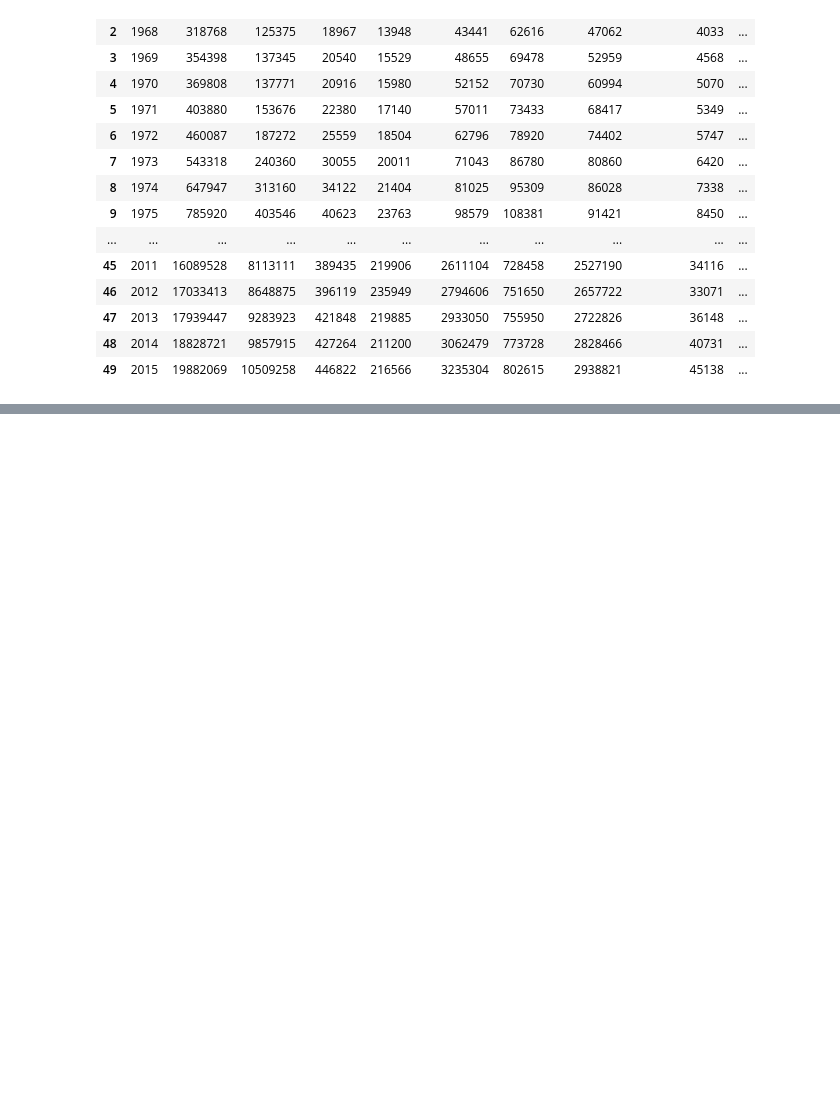
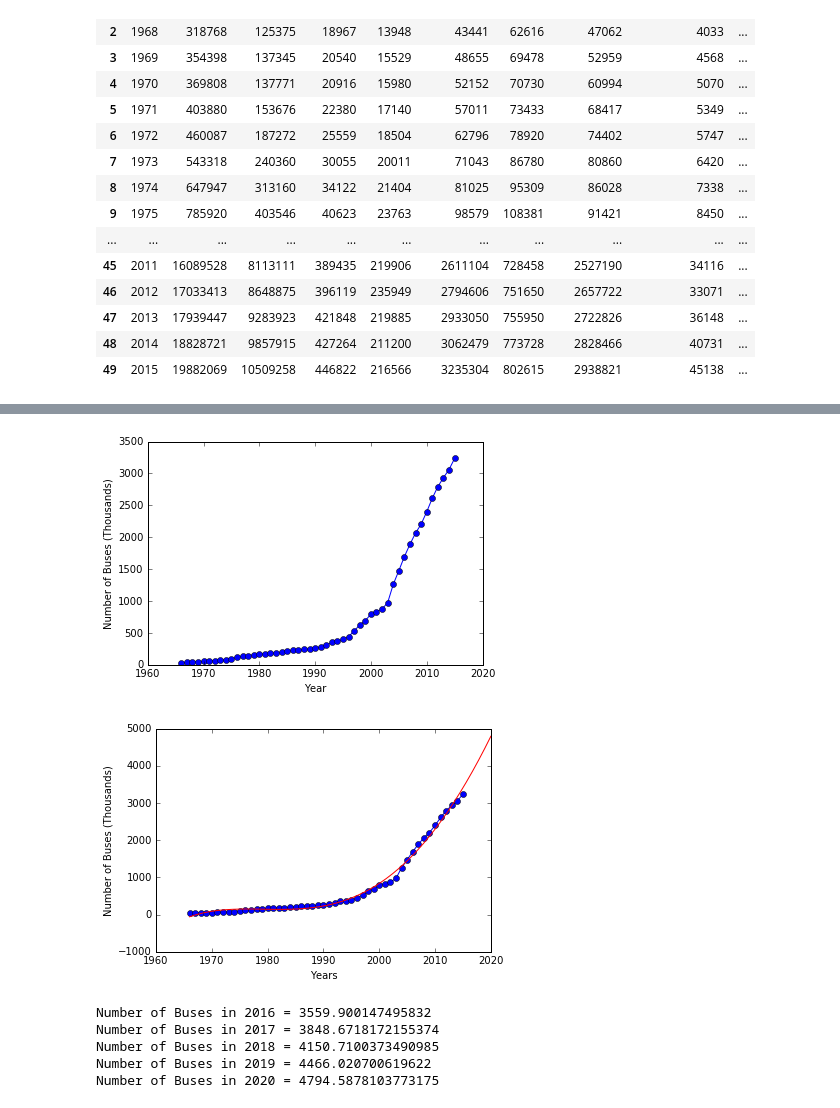
Before and after one commit to Bogazici-SWE546-Spring2016/SWE546_Assignment1, a Jupyter notebook: Assignment1.ipynb, the cells around one changed output, grey strips where cells are left out. Saved outputs shown, nothing was run; the diff lists cells and outputs as text; code cells hidden in the pictures; blank space fills up the shorter version.

```diff
--- a/Assignment1.ipynb
+++ b/Assignment1.ipynb
@@ -101,0 +101,42 @@ num_2016,num_2017,num_2018,num_2019,num_2020
+# %%
+label = 'Buses'
+
+x = np.matrix(df_arac.Year[0:]).T - BaseYear
+y = np.matrix(df_arac.SmallTruck[0:]).T / 1000
+
+plt.plot(x + BaseYear, y, 'o-')
+plt.xlabel('Year')
+plt.ylabel('Number of {0} (Thousands)'.format(label))
+
+plt.show()
+
+# Setup the vandermonde matrix
+N = len(x)
+
+A = np.hstack((np.power(x,i) for i in range(Degree+1)))
+w_ls,E,rank,sigma = np.linalg.lstsq(A, y)
+
+l2 = N + 5 #2016,2017,2018,2019,2020
+x2 = np.matrix(np.linspace(0,l2-1)).T
+A2 = np.hstack((np.power(x2,i) for i in range(Degree+1)))
+
+f = A2 * w_ls
+plt.plot(x  + BaseYear, y, 'o-')
+plt.plot(x2 + BaseYear, f, 'r')
+
+plt.xlabel('Years')
+plt.ylabel('Number of {0} (Thousands)'.format(label))
+
+plt.show()
+
+number_of = [f[45].A1[0], f[46].A1[0], f[47].A1[0], f[48].A1[0], f[49].A1[0]]
+for index,value in enumerate(number_of):
+    print('Number of {0} in {1} = {2}'.format(label,index+2016,value))
+# %% [output]
+[figure, added]
+[figure, added]
+Number of Buses in 2016 = 3559.900147495832
+Number of Buses in 2017 = 3848.6718172155374
+Number of Buses in 2018 = 4150.7100373490985
+Number of Buses in 2019 = 4466.020700619622
+Number of Buses in 2020 = 4794.5878103773175
```
Also changed, not shown: parts of 11 cells of this notebook.
